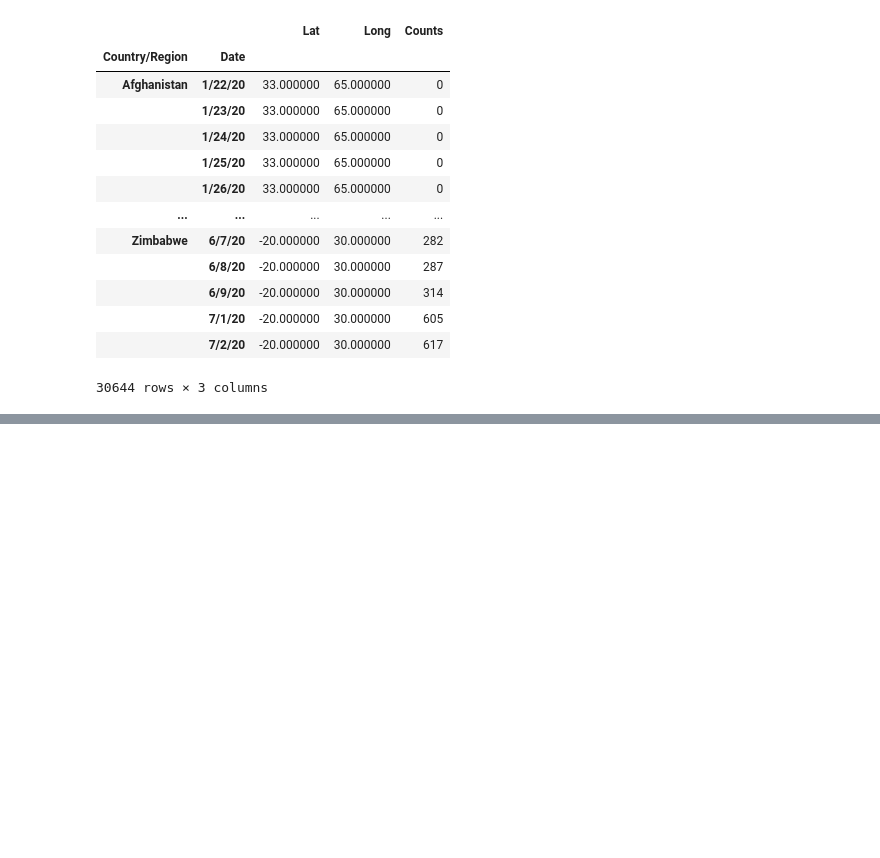
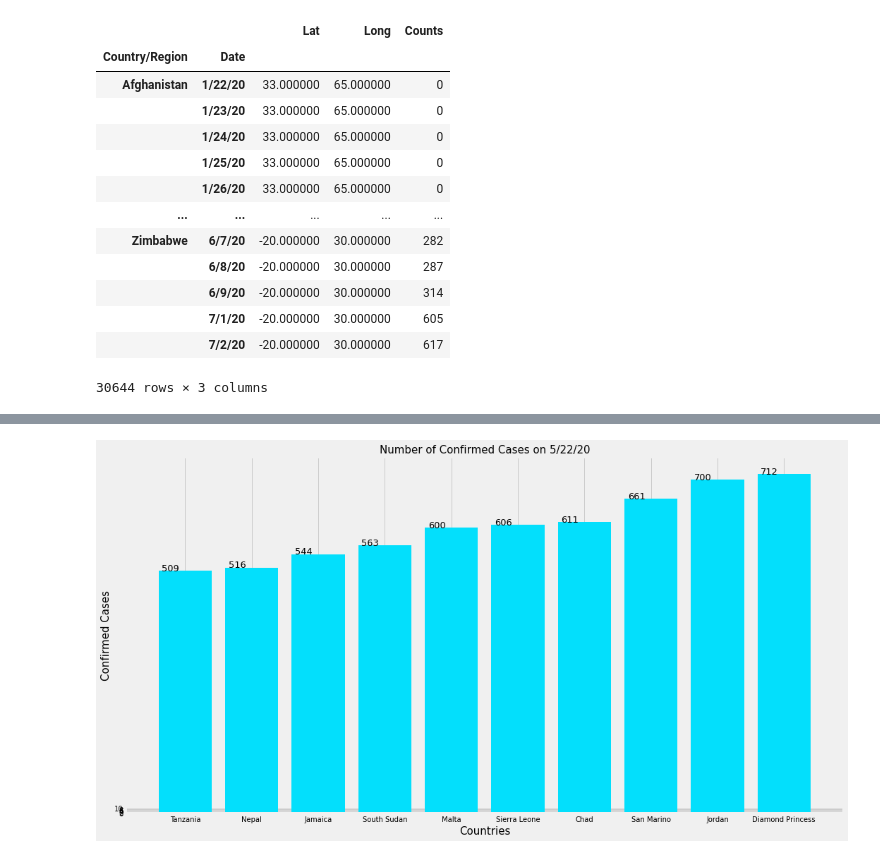
Before and after one commit to SUPREME-CODER/COVID-19-DASHBOARD, a Jupyter notebook: COVID DATA ANALYSIS.ipynb, the cells around one changed output, grey strips where cells are left out. Cells and saved outputs as stored; diff of their text form; code cells hidden in the pictures; blank space fills up the shorter version.

Commit message:
Add Number of Cases Filtering

```diff
--- a/COVID DATA ANALYSIS.ipynb
+++ b/COVID DATA ANALYSIS.ipynb
@@ -134,7 +134,3 @@ melted_confirmed_data_grouped_by_country_and_date.loc[:].loc[given_date, 'Counts
 |  | 7/1/20 | -20.000000 | 30.000000 | 605 |
 |  | 7/2/20 | -20.000000 | 30.000000 | 617 |
 30644 rows × 3 columns
-# %%
-given_date = '5/22/20'
-melted_confirmed_data_grouped_by_date_and_country = melted_confirmed_data.groupby(['Date', 'Country/Region']).sum()
-total_confirmed_cases_on_a_date_countrywise = melted_confirmed_data_grouped_by_date_and_country.loc[given_date, :]
@@ -169,8 +182,8 @@ def num_cases_on_a_given_date_country_wise(data, given_date, type_of_case, ascen
     mp.xlabel('Countries', fontsize = 15)
     mp.title(f'Number of {type_of_case} Cases on {given_date}', fontsize = 15)
     mp.tight_layout()
-    mp.yticks([i for i in range(0, max(case_counts) + 2, 2)])
+    mp.yticks([i for i in range(0, len(case_counts) + 2, 2)])
     for index, data in enumerate(case_counts):
-        mp.text(x = index - 0.1, y = data + 0.2, s = f'{data}', fontdict = dict(fontsize = 20))
+        mp.text(x = index - 0.35, y = data, s = f'{data}', fontdict = dict(fontsize = 13))
 # %%
 num_cases_on_a_given_date_country_wise(confirmed_data, '5/22/20', 'Confirmed')
@@ -176,0 +192,26 @@ num_cases_on_a_given_date_country_wise(confirmed_data, '5/22/20', 'Confirmed')
+# %%
+def num_cases_on_a_given_date_country_wise(data, given_date, type_of_case, ascending=False, num_countries = 10, threshold = 0):
+    data_grouped_by_date_and_country = data.groupby(['Date', 'Country/Region']).sum()
+
+    data_on_a_date_country_wise = data_grouped_by_date_and_country.loc[given_date, :]
+    filt = data_on_a_date_country_wise[type_of_case] >= threshold
+    data_on_a_date_country_wise = data_on_a_date_country_wise[filt]
+    data_on_a_date_country_wise = \
+        data_on_a_date_country_wise.sort_values(by = type_of_case,
+                                                ascending = ascending)[:min(num_countries, len(data_on_a_date_country_wise))]
+    countries = data_on_a_date_country_wise.index
+    case_counts = data_on_a_date_country_wise[type_of_case]
+    mp.rc('font', size=10)
+    mp.figure(figsize = (15, 8))
+    mp.bar(countries, case_counts, color = '#03dffc')
+    mp.ylabel(f'{type_of_case} Cases', fontsize = 15)
+    mp.xlabel('Countries', fontsize = 15)
+    mp.title(f'Number of {type_of_case} Cases on {given_date}', fontsize = 15)
+    mp.tight_layout()
+    mp.yticks([i for i in range(0, len(case_counts) + 2, 2)])
+    for index, data in enumerate(case_counts):
+        mp.text(x = index - 0.35, y = data, s = f'{data}', fontdict = dict(fontsize = 13))
+# %%
+num_cases_on_a_given_date_country_wise(confirmed_data, '5/22/20', 'Confirmed',ascending = True, threshold = 500)
+# %% [output]
+[figure, added]
```
Also changed, not shown: parts of 6 cells of this notebook.
